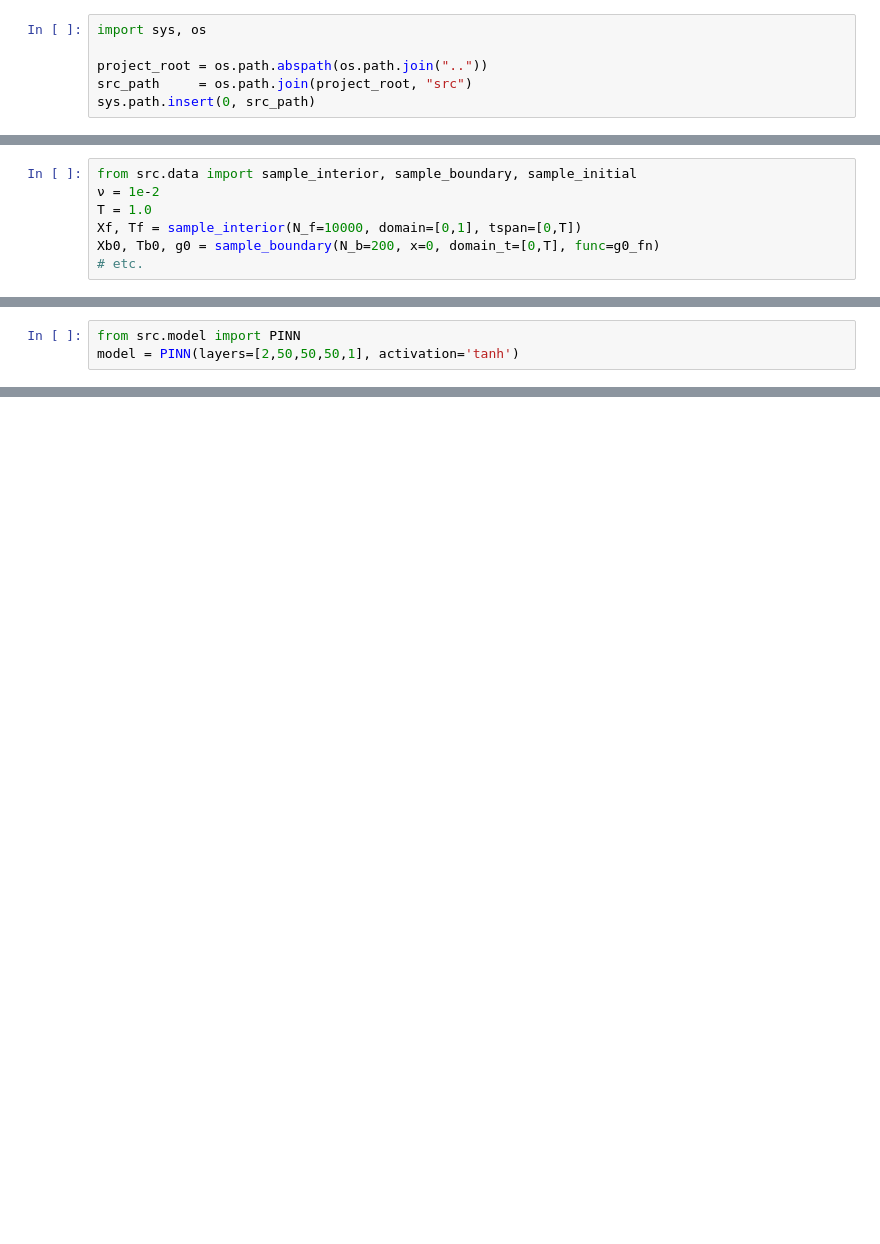
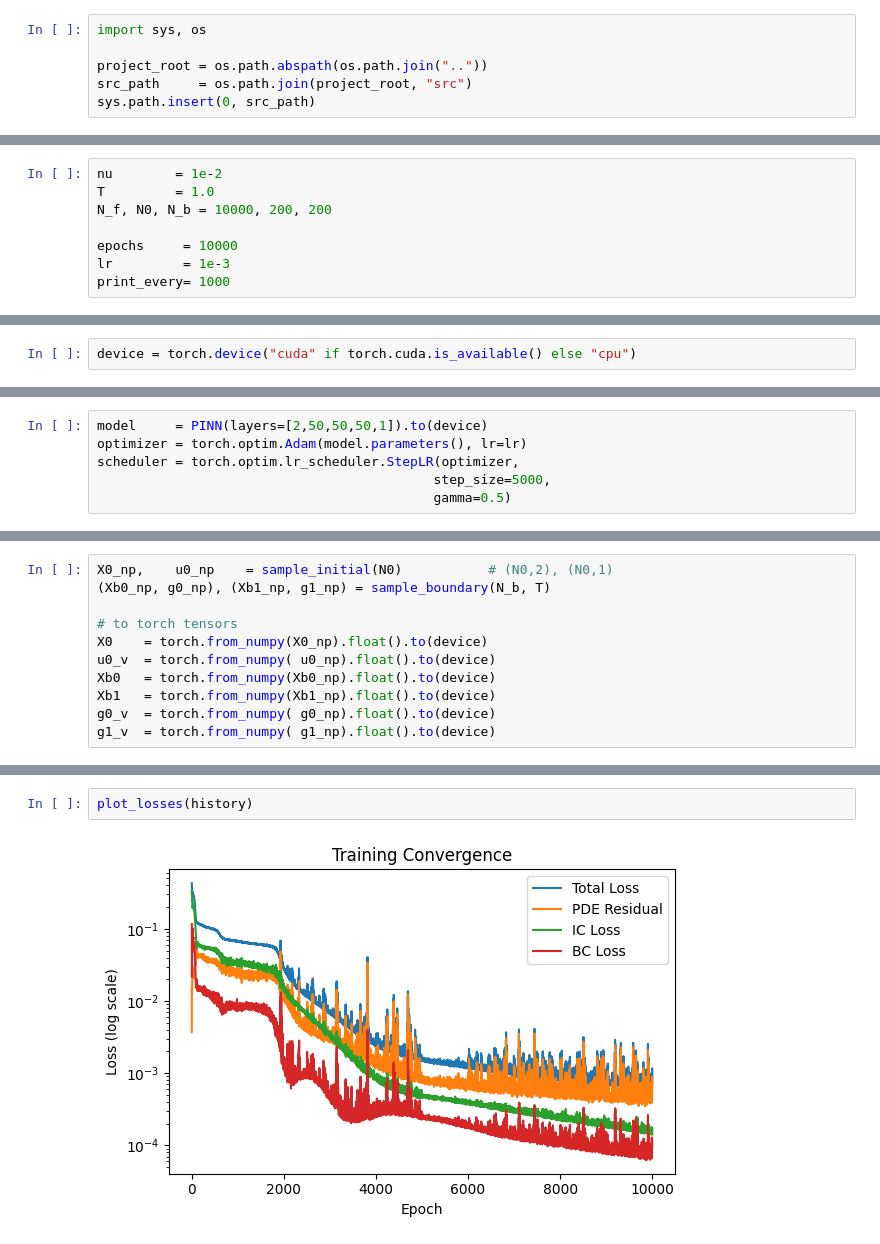
Before and after one commit to sabmel/PINN-for-PDEs, a Jupyter notebook: notebooks/PINN_training.ipynb, the cells around one changed output, grey strips where cells are left out. Cells and saved outputs as stored; diff of their text form; blank space fills up the shorter version.

```diff
--- a/notebooks/PINN_training.ipynb
+++ b/notebooks/PINN_training.ipynb
@@ -14,7 +20,8 @@ ImportError: cannot import name 'set_seed' from 'utils' (c:\Users\sabme\CodingPr
 # %%
-from src.data import sample_interior, sample_boundary, sample_initial
-ν = 1e-2
-T = 1.0
-Xf, Tf = sample_interior(N_f=10000, domain=[0,1], tspan=[0,T])
-Xb0, Tb0, g0 = sample_boundary(N_b=200, x=0, domain_t=[0,T], func=g0_fn)
-# etc.
+nu        = 1e-2
+T         = 1.0
+N_f, N0, N_b = 10000, 200, 200
+
+epochs     = 10000
+lr         = 1e-3
+print_every= 1000
@@ -21,3 +30,2 @@ Xb0, Tb0, g0 = sample_boundary(N_b=200, x=0, domain_t=[0,T], func=g0_fn)
 # %%
-from src.model import PINN
-model = PINN(layers=[2,50,50,50,1], activation='tanh')
+device = torch.device("cuda" if torch.cuda.is_available() else "cpu")
@@ -23,0 +34,6 @@ model = PINN(layers=[2,50,50,50,1], activation='tanh')
+# %%
+model     = PINN(layers=[2,50,50,50,1]).to(device)
+optimizer = torch.optim.Adam(model.parameters(), lr=lr)
+scheduler = torch.optim.lr_scheduler.StepLR(optimizer,
+                                           step_size=5000,
+                                           gamma=0.5)
@@ -23,0 +42,11 @@ model = PINN(layers=[2,50,50,50,1], activation='tanh')
+# %%
+X0_np,    u0_np    = sample_initial(N0)           # (N0,2), (N0,1)
+(Xb0_np, g0_np), (Xb1_np, g1_np) = sample_boundary(N_b, T)
+
+# to torch tensors
+X0    = torch.from_numpy(X0_np).float().to(device)
+u0_v  = torch.from_numpy( u0_np).float().to(device)
+Xb0   = torch.from_numpy(Xb0_np).float().to(device)
+Xb1   = torch.from_numpy(Xb1_np).float().to(device)
+g0_v  = torch.from_numpy( g0_np).float().to(device)
+g1_v  = torch.from_numpy( g1_np).float().to(device)
@@ -32,0 +139,4 @@ plot_heatmaps(model, reference_solution, grid)
+# %%
+plot_losses(history)
+# %% [output]
+[figure, added]
```
Also changed, not shown: parts of 11 cells of this notebook, 5 other files.
